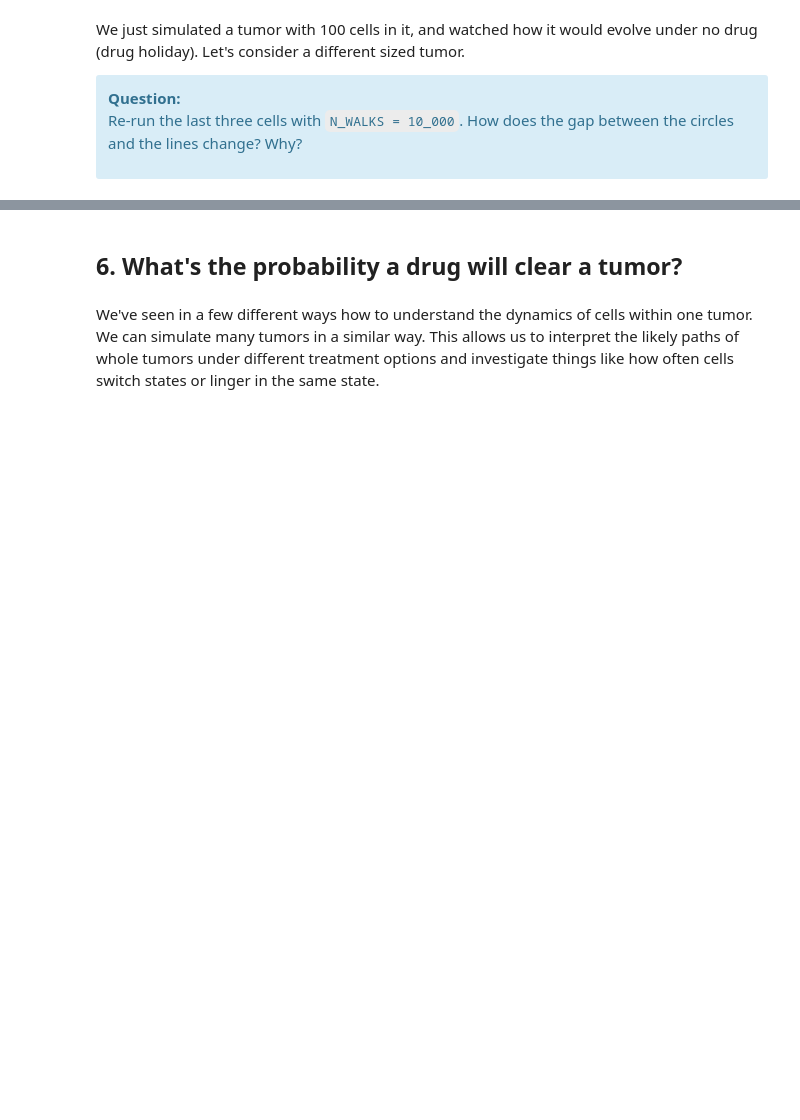
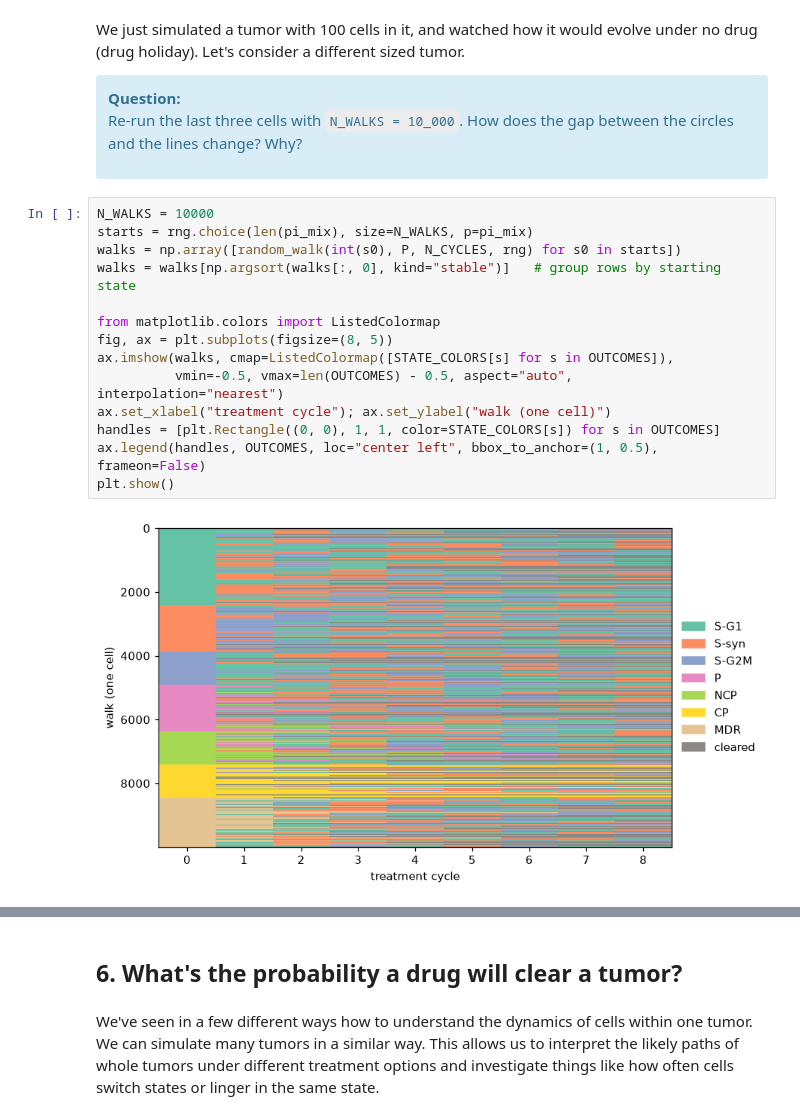
Before and after one commit to MaxwellCooper1/uu_markov, a Jupyter notebook: lab_2/Lab09_markov_chain_cells.ipynb, the cells around one changed output, grey strips where cells are left out. Saved outputs shown, nothing was run; the diff lists cells and outputs as text; blank space fills up the shorter version.

```diff
--- a/lab_2/Lab09_markov_chain_cells.ipynb
+++ b/lab_2/Lab09_markov_chain_cells.ipynb
@@ -577,3 +699,19 @@ We just simulated a tumor with 100 cells in it, and watched how it would evolve
 <div class = 'alert alert-info'><b>Question:</b>
 
 Re-run the last three cells with `N_WALKS = 10_000`. How does the gap between the circles and the lines change? Why?</div>
+# %%
+N_WALKS = 10000
+starts = rng.choice(len(pi_mix), size=N_WALKS, p=pi_mix)
+walks = np.array([random_walk(int(s0), P, N_CYCLES, rng) for s0 in starts])
+walks = walks[np.argsort(walks[:, 0], kind="stable")]   # group rows by starting state
+
+from matplotlib.colors import ListedColormap
+fig, ax = plt.subplots(figsize=(8, 5))
+ax.imshow(walks, cmap=ListedColormap([STATE_COLORS[s] for s in OUTCOMES]),
+          vmin=-0.5, vmax=len(OUTCOMES) - 0.5, aspect="auto", interpolation="nearest")
+ax.set_xlabel("treatment cycle"); ax.set_ylabel("walk (one cell)")
+handles = [plt.Rectangle((0, 0), 1, 1, color=STATE_COLORS[s]) for s in OUTCOMES]
+ax.legend(handles, OUTCOMES, loc="center left", bbox_to_anchor=(1, 0.5), frameon=False)
+plt.show()
+# %% [output]
+[figure, added]
```
Also changed, not shown: parts of 18 cells of this notebook.
